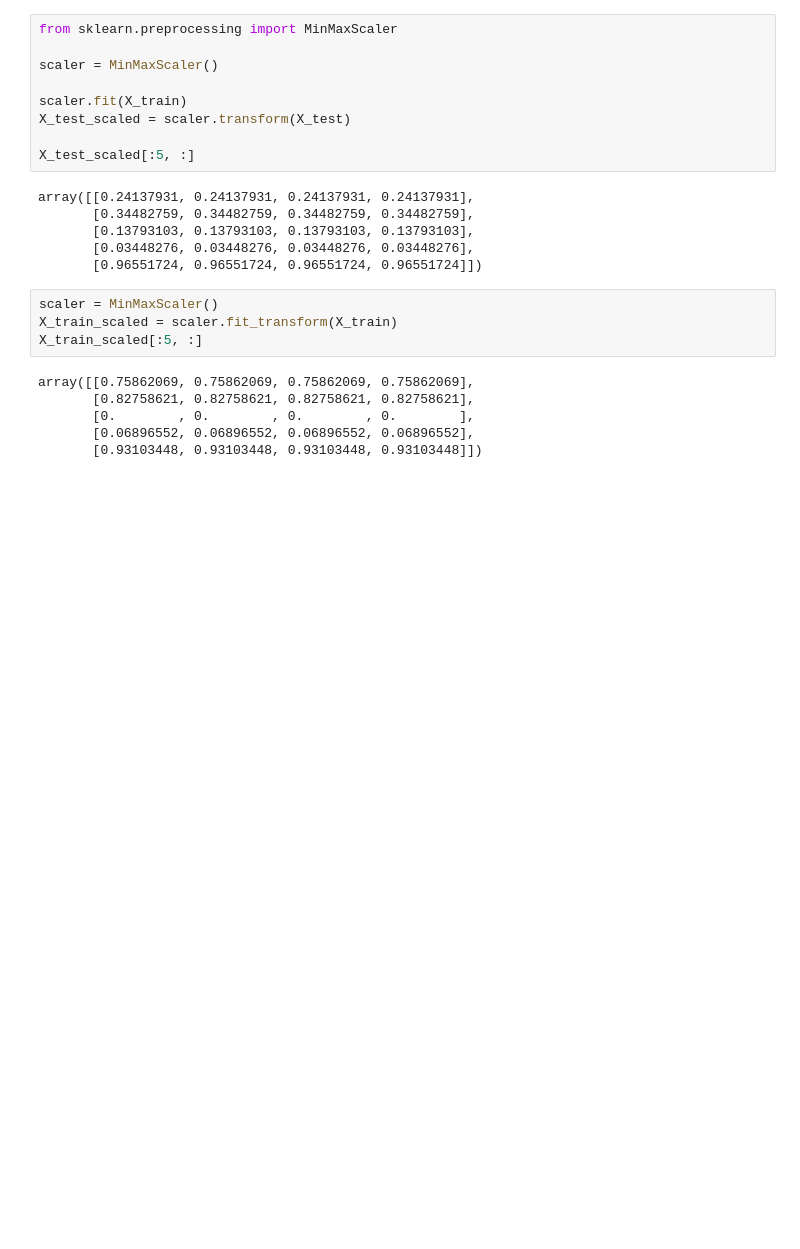
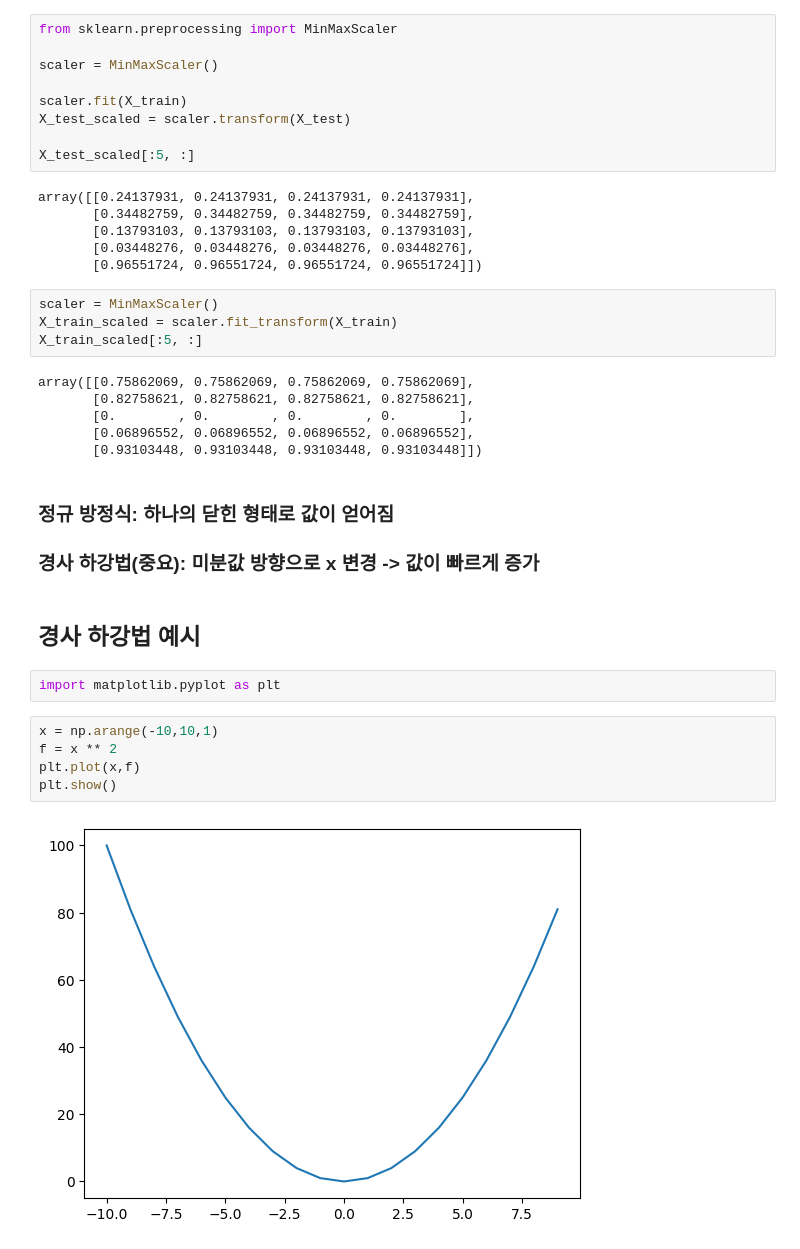
Before and after one commit to m01310g/---------, a Jupyter notebook: LS_model.ipynb, the cells around one changed output. Cells and saved outputs as stored; diff of their text form; blank space fills up the shorter version.

```diff
--- a/LS_model.ipynb
+++ b/LS_model.ipynb
@@ -308,3 +308,18 @@ array([[0.75862069, 0.75862069, 0.75862069, 0.75862069],
        [0.        , 0.        , 0.        , 0.        ],
        [0.06896552, 0.06896552, 0.06896552, 0.06896552],
        [0.93103448, 0.93103448, 0.93103448, 0.93103448]])
+# %% [markdown]
+### 정규 방정식: 하나의 닫힌 형태로 값이 얻어짐
+
+### 경사 하강법(중요): 미분값 방향으로 x 변경 -> 값이 빠르게 증가
+# %% [markdown]
+## 경사 하강법 예시
+# %%
+import matplotlib.pyplot as plt
+# %%
+x = np.arange(-10,10,1)
+f = x ** 2
+plt.plot(x,f)
+plt.show()
+# %% [output]
+[figure, added]
```
Also changed, not shown: parts of 16 cells of this notebook.
